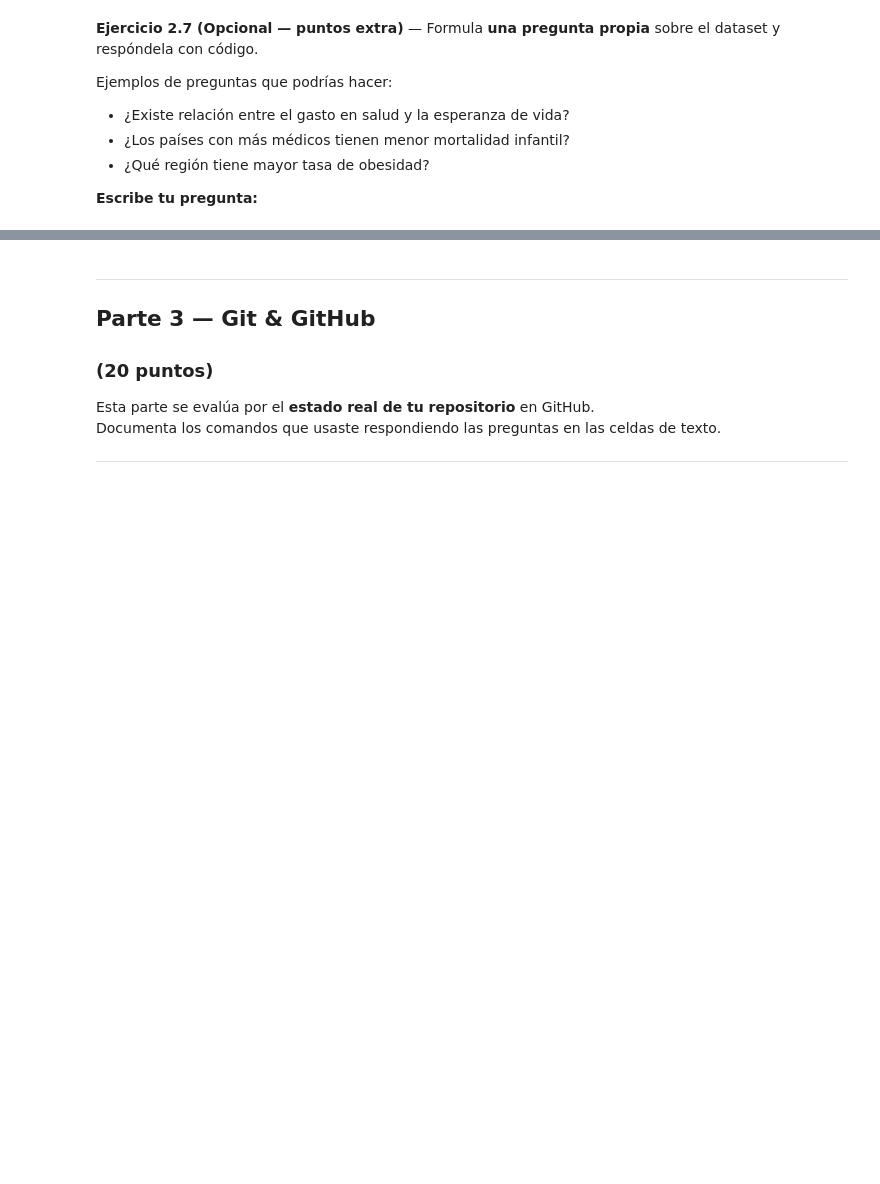
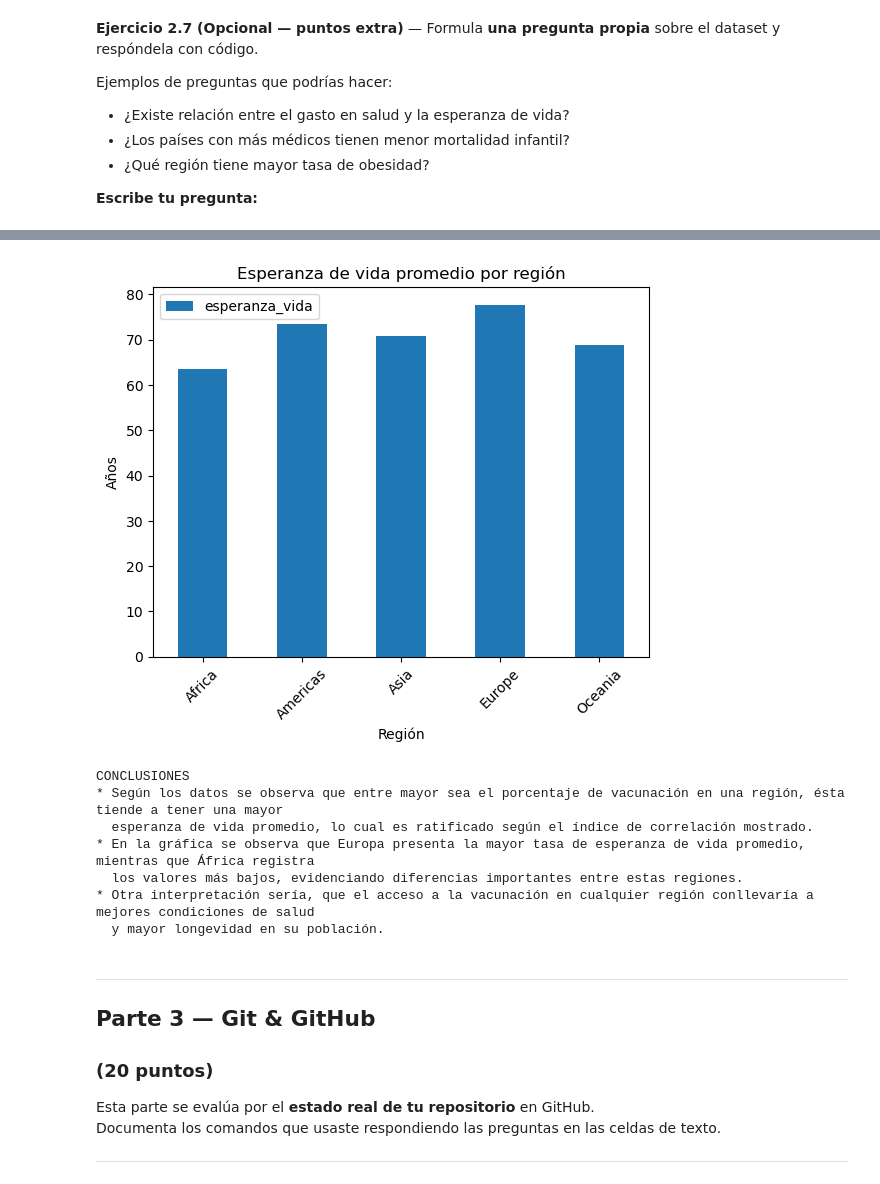
Before and after one commit to ayaraju24-rgb/Trabajo_modulo1_MasterIA, a Jupyter notebook: taller_modulo1.ipynb, the cells around one changed output, grey strips where cells are left out. Cells and saved outputs as stored; diff of their text form; code cells hidden in the pictures; blank space fills up the shorter version.

```diff
--- a/taller_modulo1.ipynb
+++ b/taller_modulo1.ipynb
@@ -693,3 +722,32 @@ Ejemplos de preguntas que podrías hacer:
+# %%
+import matplotlib.pyplot as plt
+
+# Gráfica de esperanza de vida por región
+esperanza_vida_por_region.plot(kind='bar')
+
+plt.title("Esperanza de vida promedio por región")
+plt.xlabel("Región")
+plt.ylabel("Años")
+plt.xticks(rotation=45)
+
+plt.show()
+
+print("\nCONCLUSIONES")
+print("* Según los datos se observa que entre mayor sea el porcentaje de vacunación en una región, ésta tiende a tener una mayor")
+print("  esperanza de vida promedio, lo cual es ratificado según el índice de correlación mostrado.")
+print("* En la gráfica se observa que Europa presenta la mayor tasa de esperanza de vida promedio, mientras que África registra ")
+print("  los valores más bajos, evidenciando diferencias importantes entre estas regiones.")
+print("* Otra interpretación sería, que el acceso a la vacunación en cualquier región conllevaría a mejores condiciones de salud")
+print("  y mayor longevidad en su población.")
+# %% [output]
+[figure, added]
+CONCLUSIONES
+* Según los datos se observa que entre mayor sea el porcentaje de vacunación en una región, ésta tiende a tener una mayor
+  esperanza de vida promedio, lo cual es ratificado según el índice de correlación mostrado.
+* En la gráfica se observa que Europa presenta la mayor tasa de esperanza de vida promedio, mientras que África registra
+  los valores más bajos, evidenciando diferencias importantes entre estas regiones.
+* Otra interpretación sería, que el acceso a la vacunación en cualquier región conllevaría a mejores condiciones de salud
+  y mayor longevidad en su población.
 # %% [markdown]
 ---
 ## Parte 3 — Git & GitHub
```
Also changed, not shown: parts of 9 cells of this notebook, 1 other file.
